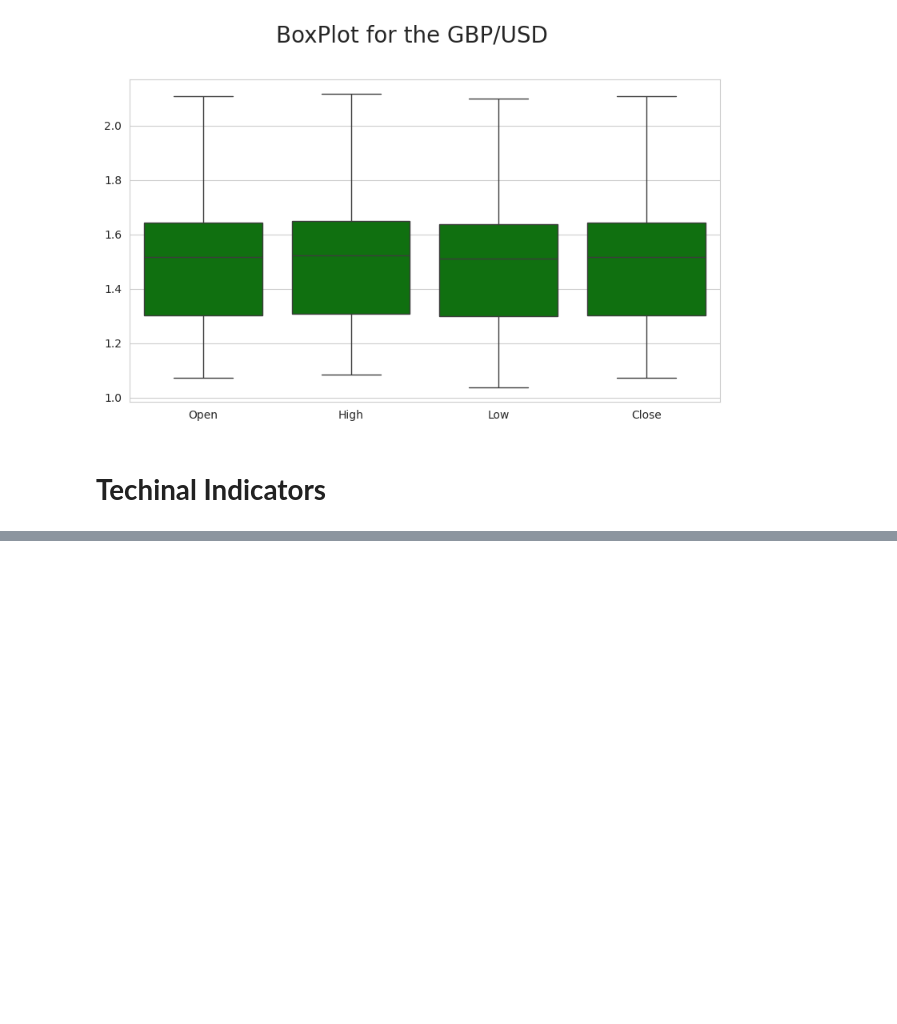
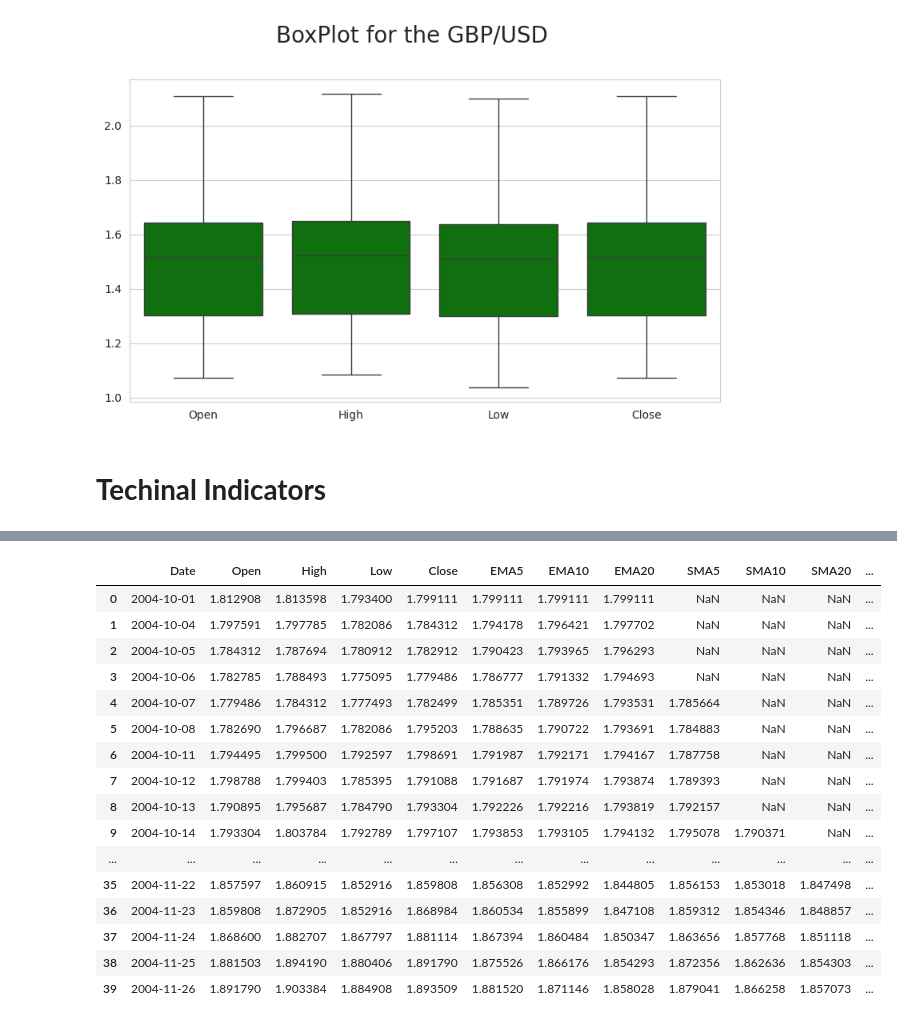
Before and after one commit to kashir123/GBPUSD-final-project, a Jupyter notebook: GBPUSD_price_prediction.ipynb, the cells around one changed output, grey strips where cells are left out. Cells and saved outputs as stored; diff of their text form; code cells hidden in the pictures; blank space fills up the shorter version.

Commit message:
Code untill model

```diff
--- a/GBPUSD_price_prediction.ipynb
+++ b/GBPUSD_price_prediction.ipynb
@@ -447,0 +523,21 @@ fig.show("svg")
+# %%
+# prepare the dataset for the model
+data_cleaned.head(40)
+# %% [output]
+|  | Date | Open | High | Low | Close | EMA5 | EMA10 | EMA20 | SMA5 | SMA10 | SMA20 | ... |
+| 0 | 2004-10-01 | 1.812908 | 1.813598 | 1.793400 | 1.799111 | 1.799111 | 1.799111 | 1.799111 | NaN | NaN | NaN | ... |
+| 1 | 2004-10-04 | 1.797591 | 1.797785 | 1.782086 | 1.784312 | 1.794178 | 1.796421 | 1.797702 | NaN | NaN | NaN | ... |
+| 2 | 2004-10-05 | 1.784312 | 1.787694 | 1.780912 | 1.782912 | 1.790423 | 1.793965 | 1.796293 | NaN | NaN | NaN | ... |
+| 3 | 2004-10-06 | 1.782785 | 1.788493 | 1.775095 | 1.779486 | 1.786777 | 1.791332 | 1.794693 | NaN | NaN | NaN | ... |
+| 4 | 2004-10-07 | 1.779486 | 1.784312 | 1.777493 | 1.782499 | 1.785351 | 1.789726 | 1.793531 | 1.785664 | NaN | NaN | ... |
+| 5 | 2004-10-08 | 1.782690 | 1.796687 | 1.782086 | 1.795203 | 1.788635 | 1.790722 | 1.793691 | 1.784883 | NaN | NaN | ... |
+| 6 | 2004-10-11 | 1.794495 | 1.799500 | 1.792597 | 1.798691 | 1.791987 | 1.792171 | 1.794167 | 1.787758 | NaN | NaN | ... |
+| 7 | 2004-10-12 | 1.798788 | 1.799403 | 1.785395 | 1.791088 | 1.791687 | 1.791974 | 1.793874 | 1.789393 | NaN | NaN | ... |
+| 8 | 2004-10-13 | 1.790895 | 1.795687 | 1.784790 | 1.793304 | 1.792226 | 1.792216 | 1.793819 | 1.792157 | NaN | NaN | ... |
+| 9 | 2004-10-14 | 1.793304 | 1.803784 | 1.792789 | 1.797107 | 1.793853 | 1.793105 | 1.794132 | 1.795078 | 1.790371 | NaN | ... |
+| ... | ... | ... | ... | ... | ... | ... | ... | ... | ... | ... | ... | ... |
+| 35 | 2004-11-22 | 1.857597 | 1.860915 | 1.852916 | 1.859808 | 1.856308 | 1.852992 | 1.844805 | 1.856153 | 1.853018 | 1.847498 | ... |
+| 36 | 2004-11-23 | 1.859808 | 1.872905 | 1.852916 | 1.868984 | 1.860534 | 1.855899 | 1.847108 | 1.859312 | 1.854346 | 1.848857 | ... |
+| 37 | 2004-11-24 | 1.868600 | 1.882707 | 1.867797 | 1.881114 | 1.867394 | 1.860484 | 1.850347 | 1.863656 | 1.857768 | 1.851118 | ... |
+| 38 | 2004-11-25 | 1.881503 | 1.894190 | 1.880406 | 1.891790 | 1.875526 | 1.866176 | 1.854293 | 1.872356 | 1.862636 | 1.854303 | ... |
+| 39 | 2004-11-26 | 1.891790 | 1.903384 | 1.884908 | 1.893509 | 1.881520 | 1.871146 | 1.858028 | 1.879041 | 1.866258 | 1.857073 | ... |
```
Also changed, not shown: parts of 26 cells of this notebook.
